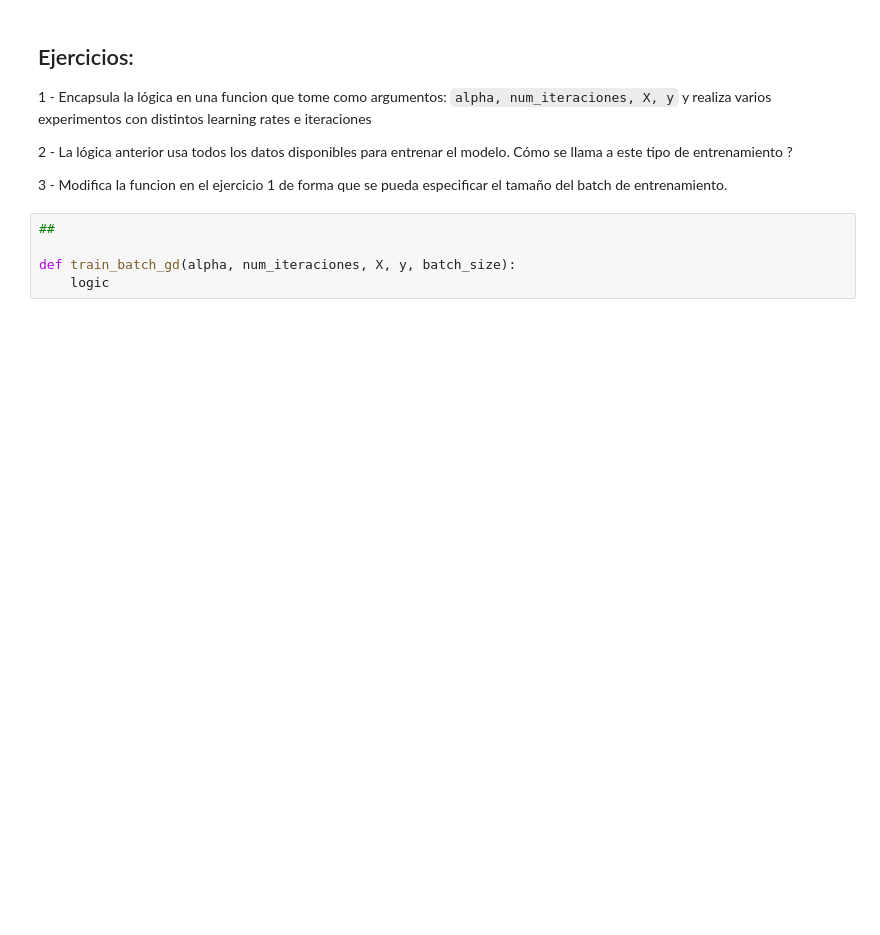
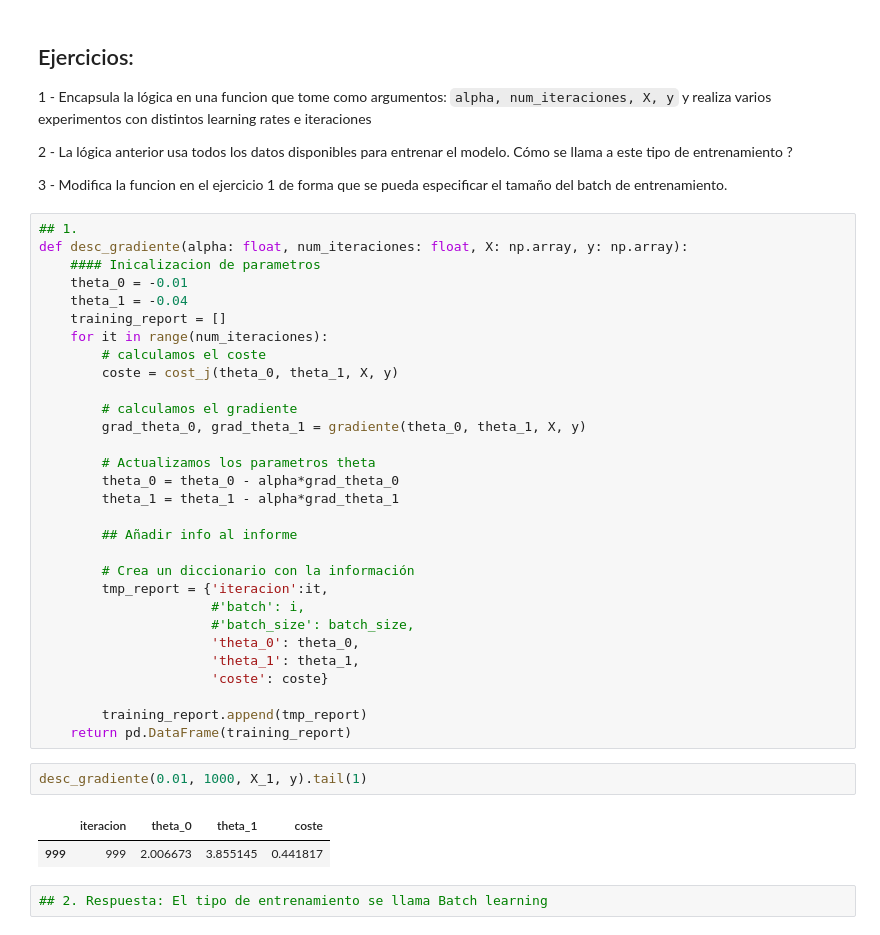
Before and after one commit to FernanTN/ejerciciosAA, a Jupyter notebook: W2 - Grad Desc and Intro to sklearn/1 - Descenso de gradiente.ipynb, the cells around one changed output. Cells and saved outputs as stored; diff of their text form; blank space fills up the shorter version.

```diff
--- a/W2 - Grad Desc and Intro to sklearn/1 - Descenso de gradiente.ipynb
+++ b/W2 - Grad Desc and Intro to sklearn/1 - Descenso de gradiente.ipynb
@@ -281,8 +296,40 @@ df_training_report[['iteracion', 'coste']].plot(kind='line', x='iteracion', y='c
 2 - La lógica anterior usa todos los datos disponibles para entrenar el modelo. Cómo se llama a este tipo de entrenamiento ?
 
 3 - Modifica la funcion en el ejercicio 1 de forma que se pueda especificar el tamaño del batch de entrenamiento.
-# %%
-##
-
-def train_batch_gd(alpha, num_iteraciones, X, y, batch_size):
-    logic
+# %%
+## 1.
+def desc_gradiente(alpha: float, num_iteraciones: float, X: np.array, y: np.array):
+    #### Inicalizacion de parametros
+    theta_0 = -0.01
+    theta_1 = -0.04
+    training_report = []
+    for it in range(num_iteraciones):
+        # calculamos el coste
+        coste = cost_j(theta_0, theta_1, X, y)
+
+        # calculamos el gradiente
+        grad_theta_0, grad_theta_1 = gradiente(theta_0, theta_1, X, y)
+
+        # Actualizamos los parametros theta
+        theta_0 = theta_0 - alpha*grad_theta_0
+        theta_1 = theta_1 - alpha*grad_theta_1
+
+        ## Añadir info al informe
+
+        # Crea un diccionario con la información
+        tmp_report = {'iteracion':it,
+                      #'batch': i,
+                      #'batch_size': batch_size,
+                      'theta_0': theta_0,
+                      'theta_1': theta_1,
+                      'coste': coste}
+
+        training_report.append(tmp_report)
+    return pd.DataFrame(training_report)
+# %%
+desc_gradiente(0.01, 1000, X_1, y).tail(1)
+# %% [output]
+|  | iteracion | theta_0 | theta_1 | coste |
+| 999 | 999 | 2.006673 | 3.855145 | 0.441817 |
+# %%
+## 2. Respuesta: El tipo de entrenamiento se llama Batch learning
```
Also changed, not shown: parts of 16 cells of this notebook.
